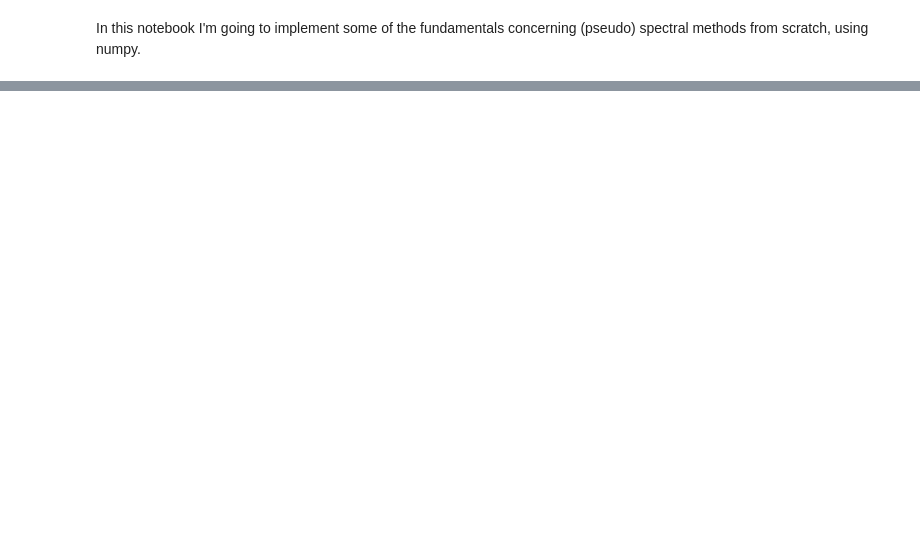
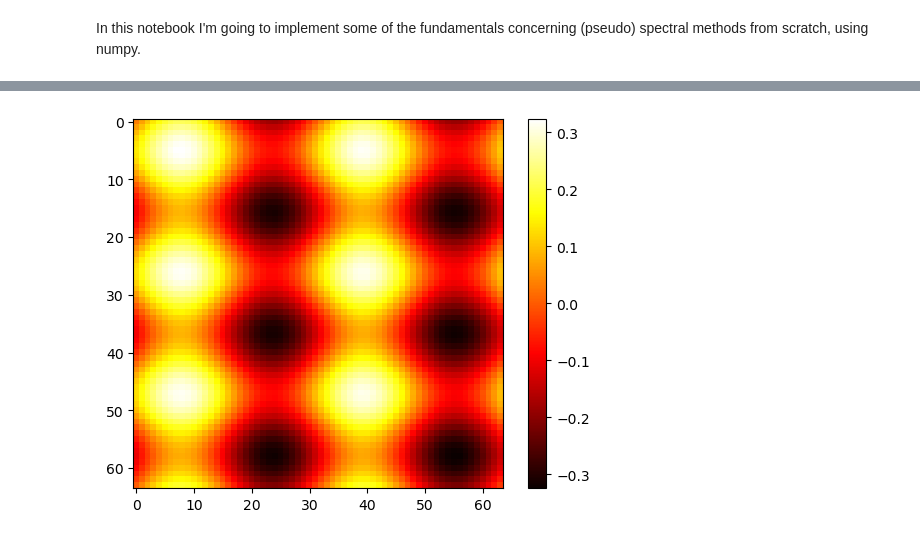
Before and after one commit to nathanWolo/MATH449, a Jupyter notebook: fft/spectral.ipynb, the cells around one changed output, grey strips where cells are left out. Saved outputs shown, nothing was run; the diff lists cells and outputs as text; code cells hidden in the pictures; blank space fills up the shorter version.

```diff
--- a/fft/spectral.ipynb
+++ b/fft/spectral.ipynb
@@ -174,0 +229,18 @@ Time taken for DFT:  0.4551699161529541
+# %%
+#compute fft of G
+G_hat = np.fft.fft2(G)
+G_hat[0 ,0] = 0 #set the zero frequency component to zero
+#compute the wavenumbers
+F_hat = np.zeros((N, N), dtype=complex)
+k = np.arange(N) + 1
+l = np.arange(N) + 1
+K, L = np.meshgrid(k, l)
+F_hat = G_hat / (K**2 + L**2)
+
+#compute the inverse fft to get the solution
+F = np.fft.ifft2(F_hat).real * 4
+plt.imshow(F, cmap='hot')
+plt.colorbar()
+plt.show()
+# %% [output]
+[figure, added]
```
Also changed, not shown: parts of 11 cells of this notebook.
